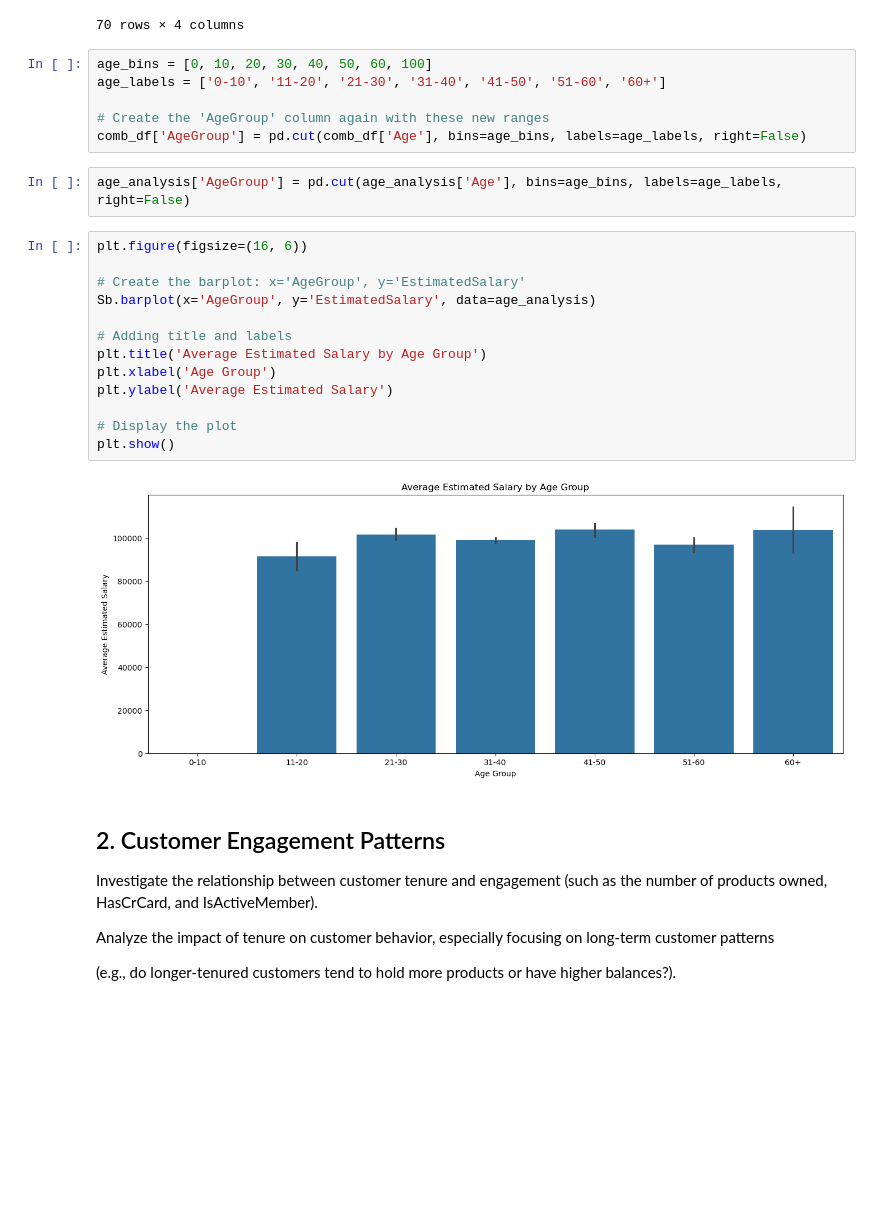
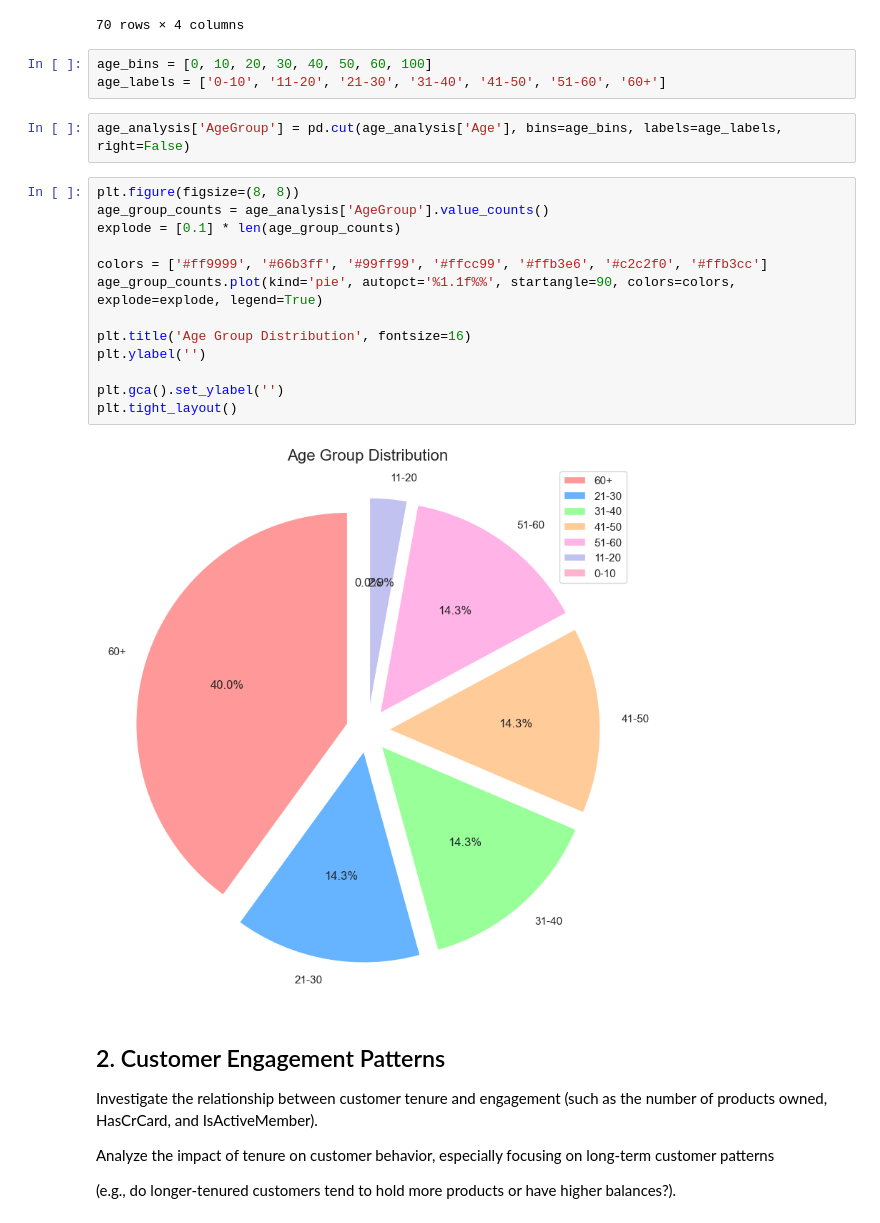
Before and after one commit to RAYOjay/Python-s-Project, a Jupyter notebook: Python Project/Motunrayo Python Project.ipynb, the cells around one changed output. Cells and saved outputs as stored; diff of their text form; blank space fills up the shorter version.

```diff
--- a/Python Project/Motunrayo Python Project.ipynb
+++ b/Python Project/Motunrayo Python Project.ipynb
@@ -467,26 +499,23 @@ age_analysis
 # %%
 age_bins = [0, 10, 20, 30, 40, 50, 60, 100]
 age_labels = ['0-10', '11-20', '21-30', '31-40', '41-50', '51-60', '60+']
-
-# Create the 'AgeGroup' column again with these new ranges
-comb_df['AgeGroup'] = pd.cut(comb_df['Age'], bins=age_bins, labels=age_labels, right=False)
 # %%
 age_analysis['AgeGroup'] = pd.cut(age_analysis['Age'], bins=age_bins, labels=age_labels, right=False)
 # %%
-plt.figure(figsize=(16, 6))
+plt.figure(figsize=(8, 8))
+age_group_counts = age_analysis['AgeGroup'].value_counts()
+explode = [0.1] * len(age_group_counts)
 
-# Create the barplot: x='AgeGroup', y='EstimatedSalary'
-Sb.barplot(x='AgeGroup', y='EstimatedSalary', data=age_analysis)
+colors = ['#ff9999', '#66b3ff', '#99ff99', '#ffcc99', '#ffb3e6', '#c2c2f0', '#ffb3cc']
+age_group_counts.plot(kind='pie', autopct='%1.1f%%', startangle=90, colors=colors, explode=explode, legend=True)
 
-# Adding title and labels
-plt.title('Average Estimated Salary by Age Group')
-plt.xlabel('Age Group')
-plt.ylabel('Average Estimated Salary')
+plt.title('Age Group Distribution', fontsize=16)
+plt.ylabel('')
 
-# Display the plot
-plt.show()
+plt.gca().set_ylabel('')
+plt.tight_layout()
 # %% [output]
-[figure, old version]
+[figure, new version]
 # %% [markdown]
 ## 2. Customer Engagement Patterns
 
```
Also changed, not shown: parts of 63 cells of this notebook, 2 other files.
